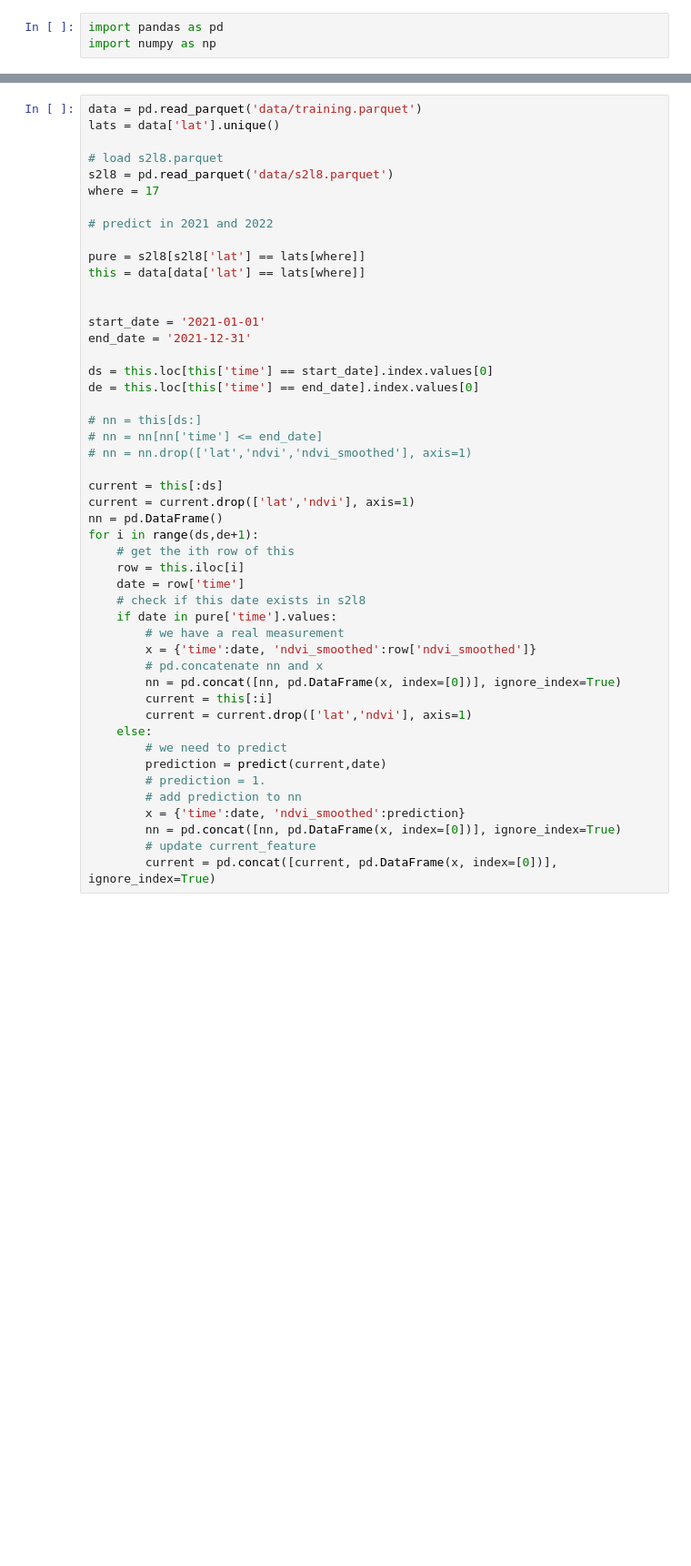
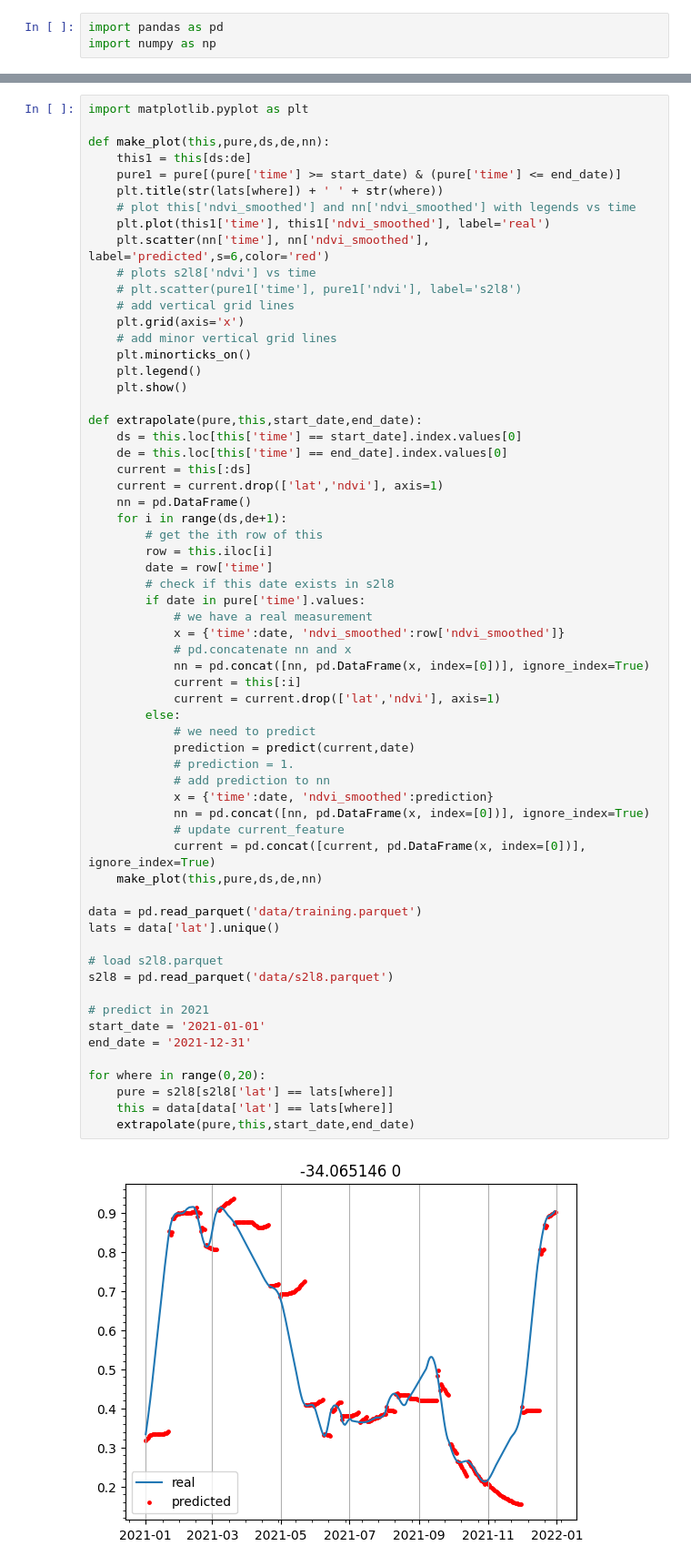
Before and after one commit to tammer/notebooks, a Jupyter notebook: predict2.ipynb, the cells around one changed output, grey strips where cells are left out. Shown: that part at 91% size. Cells and saved outputs as stored; diff of their text form; blank space fills up the shorter version.

```diff
--- a/predict2.ipynb
+++ b/predict2.ipynb
@@ -26,50 +35,66 @@ def predict(historical_data, date):
     guess = yesterday + delta
     return guess
 # %%
+import matplotlib.pyplot as plt
+
+def make_plot(this,pure,ds,de,nn):
+    this1 = this[ds:de]
+    pure1 = pure[(pure['time'] >= start_date) & (pure['time'] <= end_date)]
+    plt.title(str(lats[where]) + ' ' + str(where))
+    # plot this['ndvi_smoothed'] and nn['ndvi_smoothed'] with legends vs time
+    plt.plot(this1['time'], this1['ndvi_smoothed'], label='real')
+    plt.scatter(nn['time'], nn['ndvi_smoothed'], label='predicted',s=6,color='red')
+    # plots s2l8['ndvi'] vs time
+    # plt.scatter(pure1['time'], pure1['ndvi'], label='s2l8')
+    # add vertical grid lines
+    plt.grid(axis='x')
+    # add minor vertical grid lines
+    plt.minorticks_on()
+    plt.legend()
+    plt.show()
+
+def extrapolate(pure,this,start_date,end_date):
+    ds = this.loc[this['time'] == start_date].index.values[0]
+    de = this.loc[this['time'] == end_date].index.values[0]
+    current = this[:ds]
+    current = current.drop(['lat','ndvi'], axis=1)
+    nn = pd.DataFrame()
+    for i in range(ds,de+1):
+        # get the ith row of this
+        row = this.iloc[i]
+        date = row['time']
+        # check if this date exists in s2l8
+        if date in pure['time'].values:
+            # we have a real measurement
+            x = {'time':date, 'ndvi_smoothed':row['ndvi_smoothed']}
+            # pd.concatenate nn and x
+            nn = pd.concat([nn, pd.DataFrame(x, index=[0])], ignore_index=True)
+            current = this[:i]
+            current = current.drop(['lat','ndvi'], axis=1)
+        else:
+            # we need to predict
+            prediction = predict(current,date)
+            # prediction = 1.
+            # add prediction to nn
+            x = {'time':date, 'ndvi_smoothed':prediction}
+            nn = pd.concat([nn, pd.DataFrame(x, index=[0])], ignore_index=True)
+            # update current_feature
+            current = pd.concat([current, pd.DataFrame(x, index=[0])], ignore_index=True)
+    make_plot(this,pure,ds,de,nn)
+
 data = pd.read_parquet('data/training.parquet')
 lats = data['lat'].unique()
 
 # load s2l8.parquet
 s2l8 = pd.read_parquet('data/s2l8.parquet')
-where = 17
 
-# predict in 2021 and 2022
-
-pure = s2l8[s2l8['lat'] == lats[where]]
-this = data[data['lat'] == lats[where]]
-
-
+# predict in 2021
 start_date = '2021-01-01'
 end_date = '2021-12-31'
 
-ds = this.loc[this['time'] == start_date].index.values[0]
-de = this.loc[this['time'] == end_date].index.values[0]
-
-# nn = this[ds:]
-# nn = nn[nn['time'] <= end_date]
-# nn = nn.drop(['lat','ndvi','ndvi_smoothed'], axis=1)
-
-current = this[:ds]
-current = current.drop(['lat','ndvi'], axis=1)
-nn = pd.DataFrame()
-for i in range(ds,de+1):
-    # get the ith row of this
-    row = this.iloc[i]
-    date = row['time']
-    # check if this date exists in s2l8
-    if date in pure['time'].values:
-        # we have a real measurement
-        x = {'time':date, 'ndvi_smoothed':row['ndvi_smoothed']}
-        # pd.concatenate nn and x
-        nn = pd.concat([nn, pd.DataFrame(x, index=[0])], ignore_index=True)
-        current = this[:i]
-        current = current.drop(['lat','ndvi'], axis=1)
-    else:
-        # we need to predict
-        prediction = predict(current,date)
-        # prediction = 1.
-        # add prediction to nn
-        x = {'time':date, 'ndvi_smoothed':prediction}
-        nn = pd.concat([nn, pd.DataFrame(x, index=[0])], ignore_index=True)
-        # update current_feature
-        current = pd.concat([current, pd.DataFrame(x, index=[0])], ignore_index=True)
+for where in range(0,20):
+    pure = s2l8[s2l8['lat'] == lats[where]]
+    this = data[data['lat'] == lats[where]]
+    extrapolate(pure,this,start_date,end_date)
+# %% [output]
+[figure, added]
```
Also changed, not shown: parts of 3 cells of this notebook.
